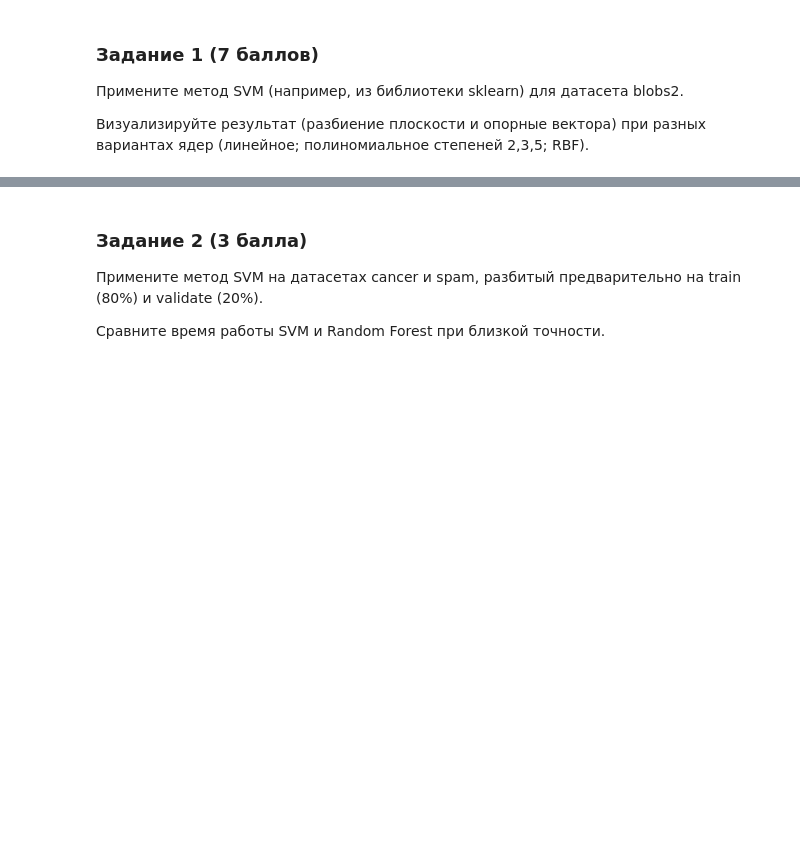
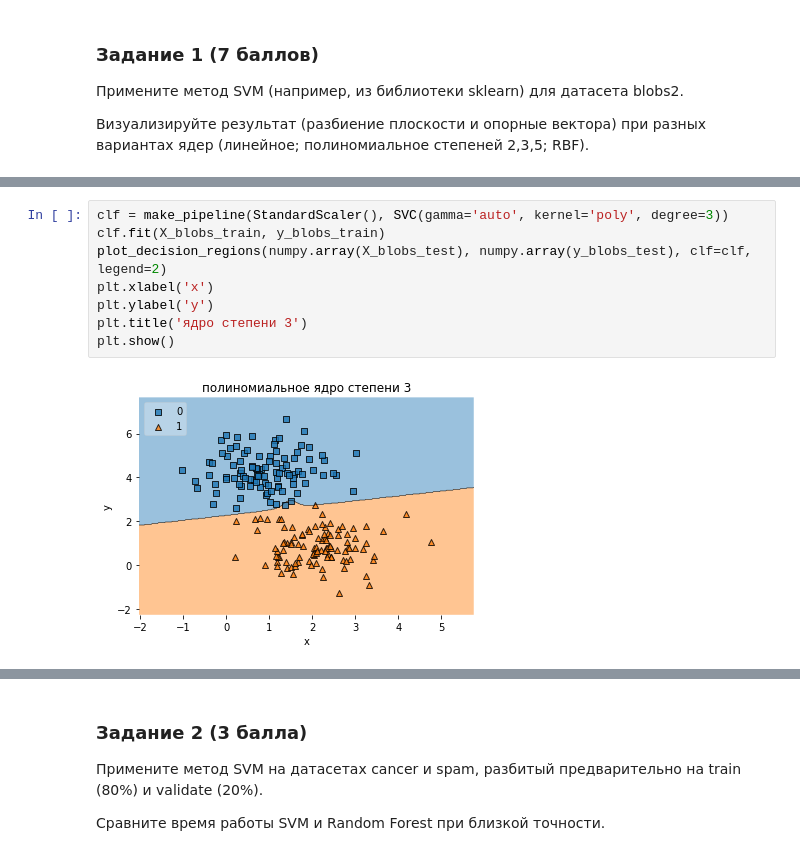
Before and after one commit to yegorov-boris/bioinf, a Jupyter notebook: HW7_SVM.ipynb, the cells around one changed output, grey strips where cells are left out. Saved outputs shown, nothing was run; the diff lists cells and outputs as text; blank space fills up the shorter version.

```diff
--- a/HW7_SVM.ipynb
+++ b/HW7_SVM.ipynb
@@ -16,0 +45,10 @@ from sklearn.metrics import roc_auc_score
+# %%
+clf = make_pipeline(StandardScaler(), SVC(gamma='auto', kernel='poly', degree=3))
+clf.fit(X_blobs_train, y_blobs_train)
+plot_decision_regions(numpy.array(X_blobs_test), numpy.array(y_blobs_test), clf=clf, legend=2)
+plt.xlabel('x')
+plt.ylabel('y')
+plt.title('ядро степени 3')
+plt.show()
+# %% [output]
+[figure, added]
```
Also changed, not shown: parts of 7 cells of this notebook.
